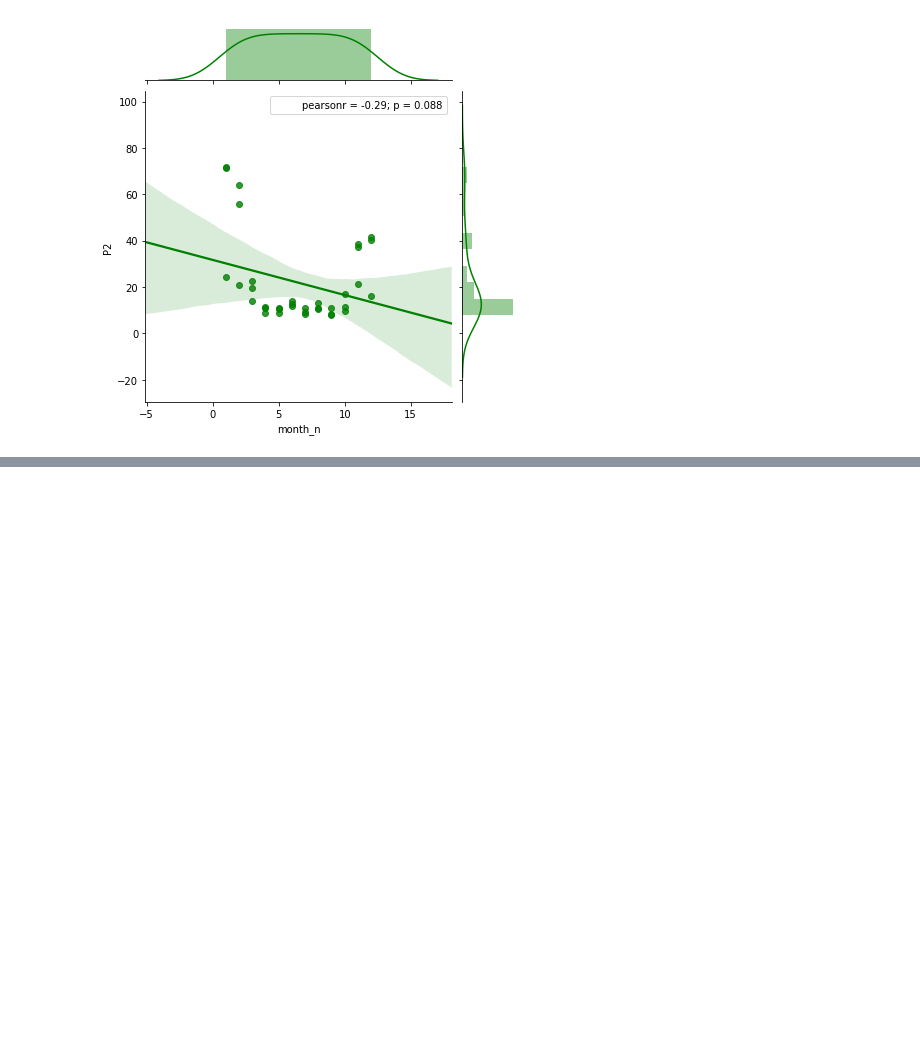
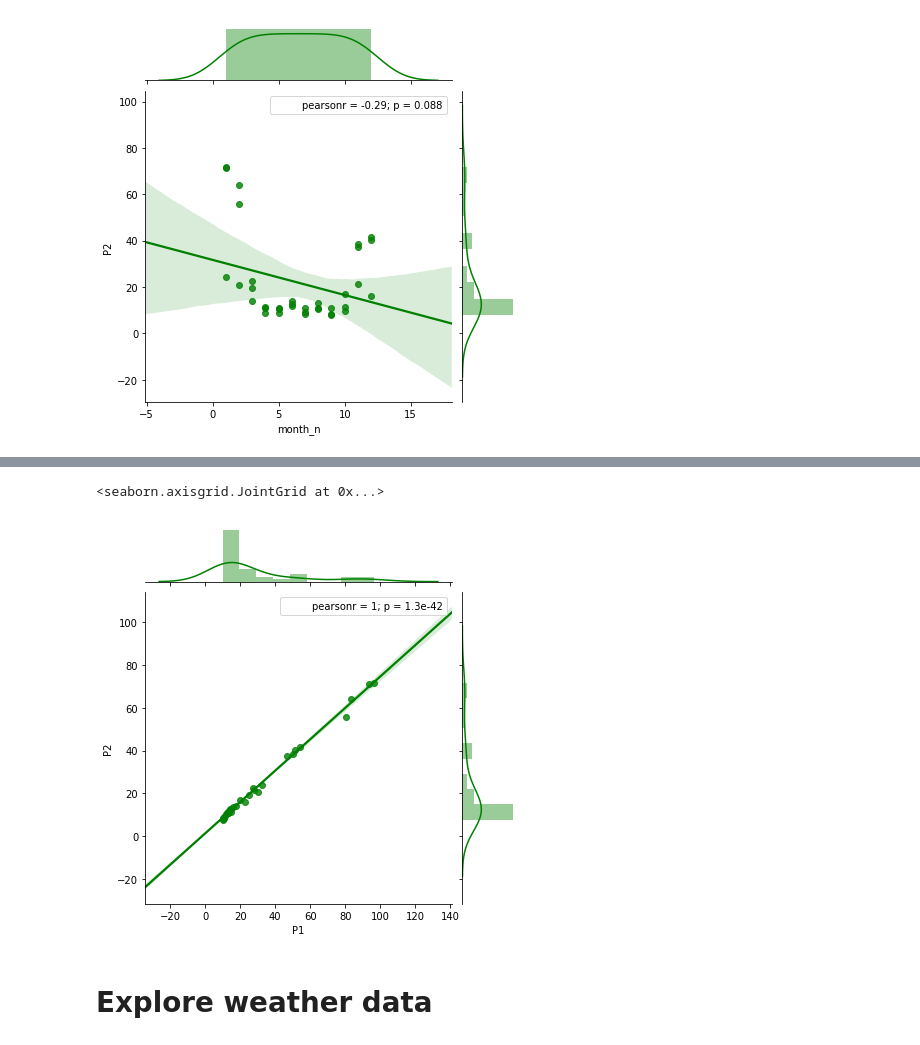
Before and after one commit to apepa/air-pollution, a Jupyter notebook: Air BG Data.ipynb, the cells around one changed output, grey strips where cells are left out. Drawn from its saved outputs; the diff is of its cells as text; code cells hidden in the pictures; blank space fills up the shorter version.

```diff
--- a/Air BG Data.ipynb
+++ b/Air BG Data.ipynb
@@ -179,3 +185,8 @@ sns.jointplot(data=month_groups, x='month_n', y='P2', kind='reg', color='g')
 # %%
-month_groups['month_n'] = month_groups['month'].apply(lambda x: int(x.split('-')[1]))
-sns.jointplot(data=month_groups, x='month_n', y='P2', kind='reg', color='g')
+month_groups_p12 = df_sds0011_3.groupby(['month', 'sensor_id'])['P2', 'P1'].mean().reset_index()
+sns.jointplot(data=month_groups_p12, x='P1', y='P2', kind='reg', color='g')
+# %% [output]
+<seaborn.axisgrid.JointGrid at 0x...>
+[figure, added]
+# %% [markdown]
+# Explore weather data
```
Also changed, not shown: parts of 9 cells of this notebook.
